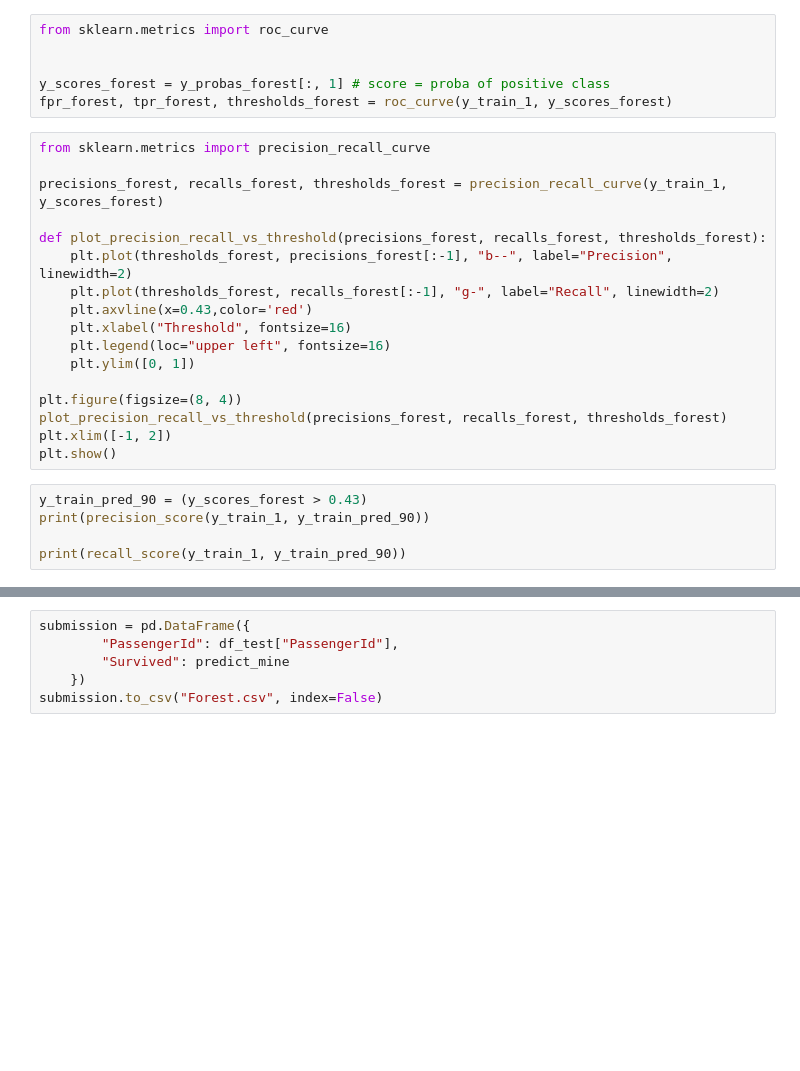
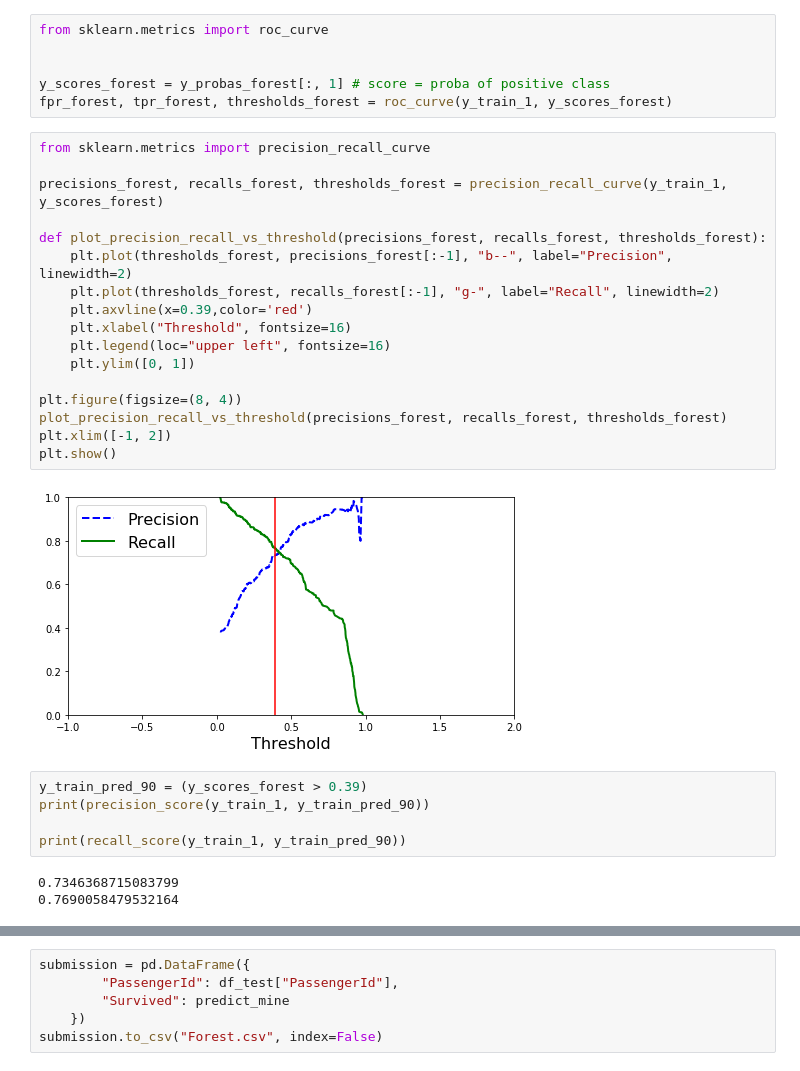
Before and after one commit to Anthime-Biau/Training, a Jupyter notebook: Titanic_Kernel.ipynb, the cells around one changed output, grey strips where cells are left out. Saved outputs shown, nothing was run; the diff lists cells and outputs as text; blank space fills up the shorter version.

```diff
--- a/Titanic_Kernel.ipynb
+++ b/Titanic_Kernel.ipynb
@@ -281,25 +341,30 @@ fpr_forest, tpr_forest, thresholds_forest = roc_curve(y_train_1, y_scores_forest
 # %%
 from sklearn.metrics import precision_recall_curve
 
 precisions_forest, recalls_forest, thresholds_forest = precision_recall_curve(y_train_1, y_scores_forest)
 
 def plot_precision_recall_vs_threshold(precisions_forest, recalls_forest, thresholds_forest):
     plt.plot(thresholds_forest, precisions_forest[:-1], "b--", label="Precision", linewidth=2)
     plt.plot(thresholds_forest, recalls_forest[:-1], "g-", label="Recall", linewidth=2)
-    plt.axvline(x=0.43,color='red')
+    plt.axvline(x=0.39,color='red')
     plt.xlabel("Threshold", fontsize=16)
     plt.legend(loc="upper left", fontsize=16)
     plt.ylim([0, 1])
 
 plt.figure(figsize=(8, 4))
 plot_precision_recall_vs_threshold(precisions_forest, recalls_forest, thresholds_forest)
 plt.xlim([-1, 2])
 plt.show()
+# %% [output]
+[figure, added]
 # %%
-y_train_pred_90 = (y_scores_forest > 0.43)
+y_train_pred_90 = (y_scores_forest > 0.39)
 print(precision_score(y_train_1, y_train_pred_90))
 
 print(recall_score(y_train_1, y_train_pred_90))
+# %% [output]
+0.7346368715083799
+0.7690058479532164
 # %%
 plt.figure(figsize=(8, 6))
 plt.plot(fpr, tpr, "b:", linewidth=2, label="SGD")
```
Also changed, not shown: parts of 110 cells of this notebook.
